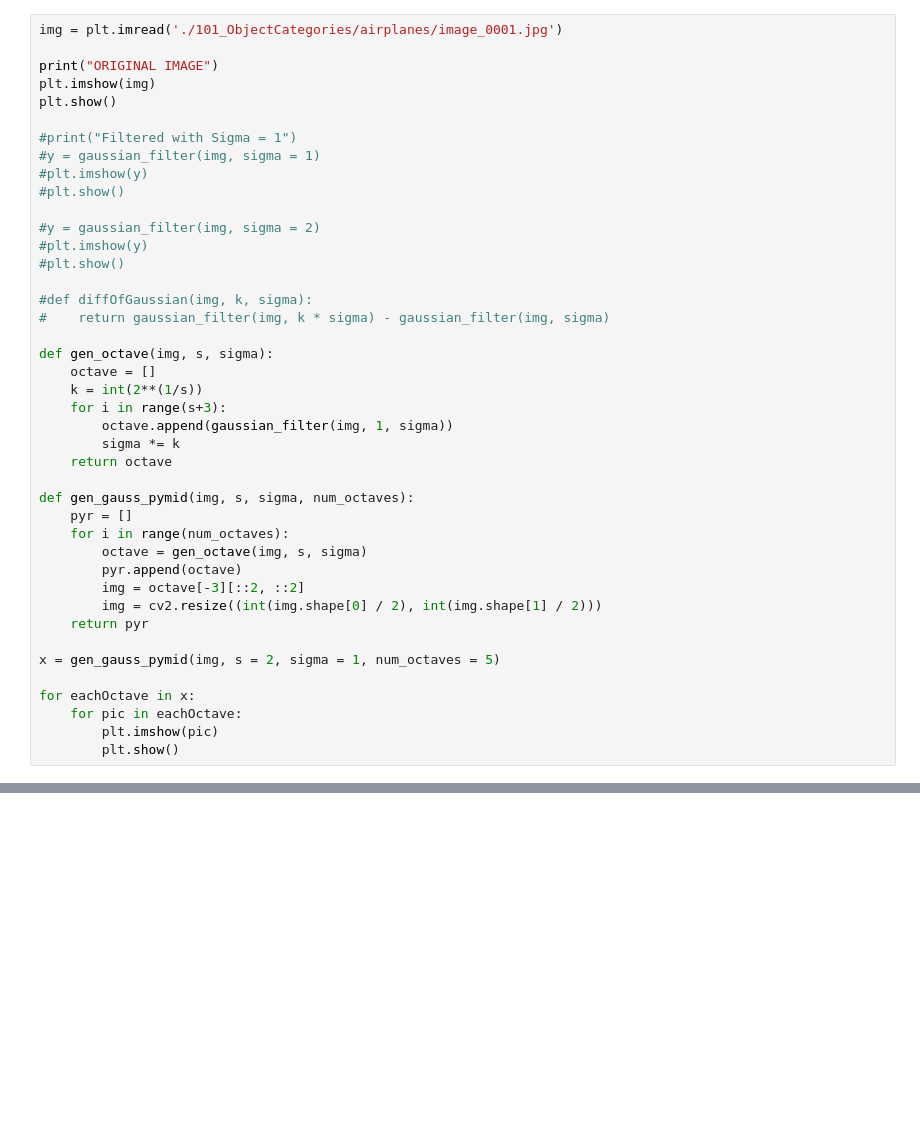
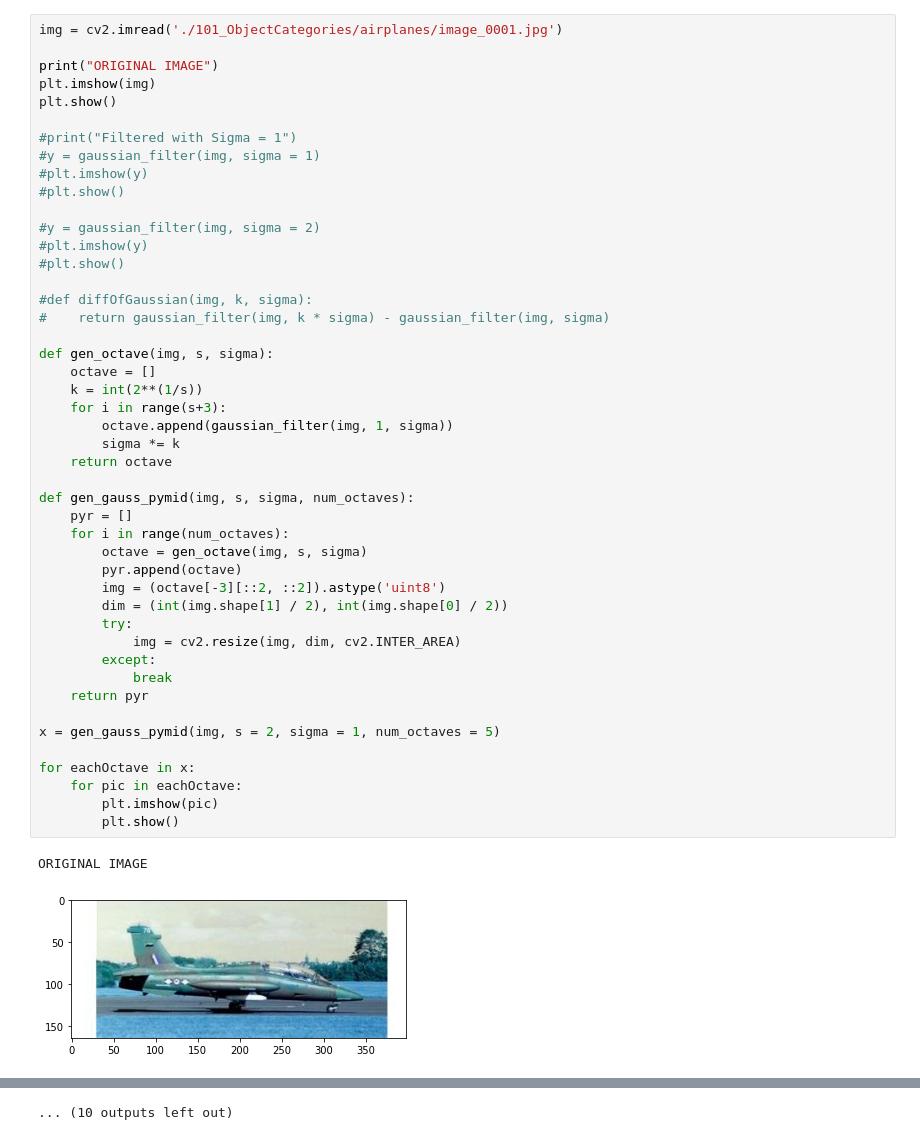
Before and after one commit to tennyson94/project2, a Jupyter notebook: proj2.ipynb, the cells around one changed output, grey strips where cells are left out. Cells and saved outputs as stored; diff of their text form; blank space fills up the shorter version.

Commit message:
fixed resizing for each octave

```diff
--- a/proj2.ipynb
+++ b/proj2.ipynb
@@ -9,5 +7,5 @@ ModuleNotFoundError: No module named 'cv2'
 # %%
-img = plt.imread('./101_ObjectCategories/airplanes/image_0001.jpg')
+img = cv2.imread('./101_ObjectCategories/airplanes/image_0001.jpg')
 
 print("ORIGINAL IMAGE")
 plt.imshow(img)
@@ -19,32 +17,39 @@ plt.show()
 #plt.show()
 
 #y = gaussian_filter(img, sigma = 2)
 #plt.imshow(y)
 #plt.show()
 
 #def diffOfGaussian(img, k, sigma):
 #    return gaussian_filter(img, k * sigma) - gaussian_filter(img, sigma)
 
 def gen_octave(img, s, sigma):
     octave = []
     k = int(2**(1/s))
     for i in range(s+3):
         octave.append(gaussian_filter(img, 1, sigma))
         sigma *= k
     return octave
 
 def gen_gauss_pymid(img, s, sigma, num_octaves):
     pyr = []
     for i in range(num_octaves):
         octave = gen_octave(img, s, sigma)
         pyr.append(octave)
-        img = octave[-3][::2, ::2]
-        img = cv2.resize((int(img.shape[0] / 2), int(img.shape[1] / 2)))
+        img = (octave[-3][::2, ::2]).astype('uint8')
+        dim = (int(img.shape[1] / 2), int(img.shape[0] / 2))
+        try:
+            img = cv2.resize(img, dim, cv2.INTER_AREA)
+        except:
+            break
     return pyr
 
 x = gen_gauss_pymid(img, s = 2, sigma = 1, num_octaves = 5)
 
 for eachOctave in x:
     for pic in eachOctave:
         plt.imshow(pic)
         plt.show()
+# %% [output]
+ORIGINAL IMAGE
+[figure, added]
@@ -50,0 +66 @@ for eachOctave in x:
+... (10 outputs left out)
```
Also changed, not shown: parts of 2 cells of this notebook.
